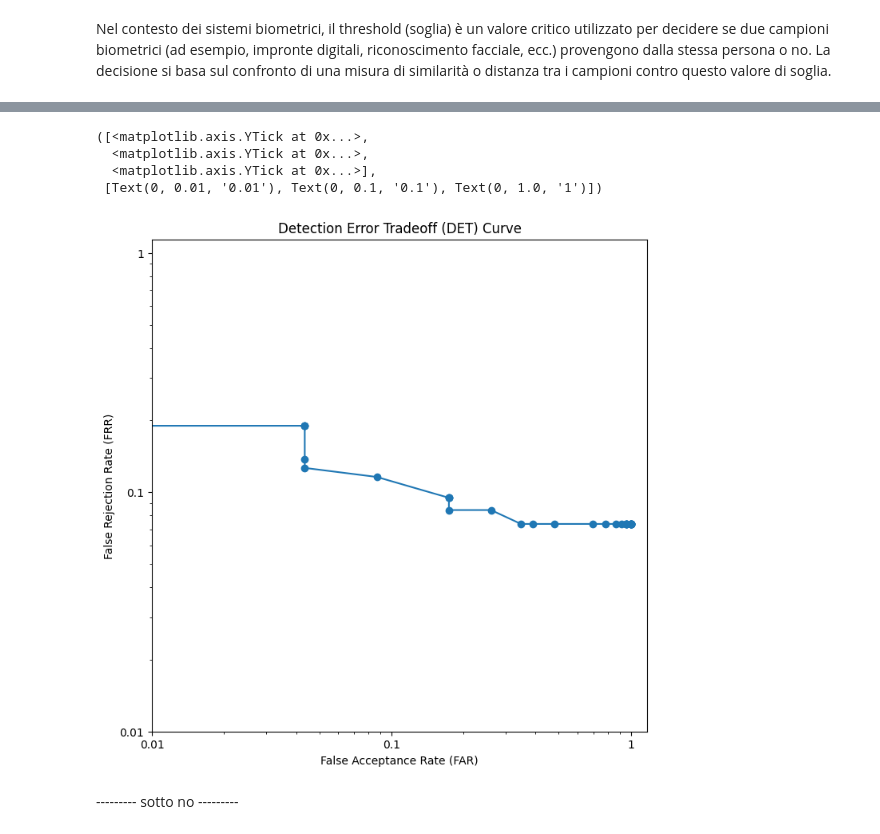
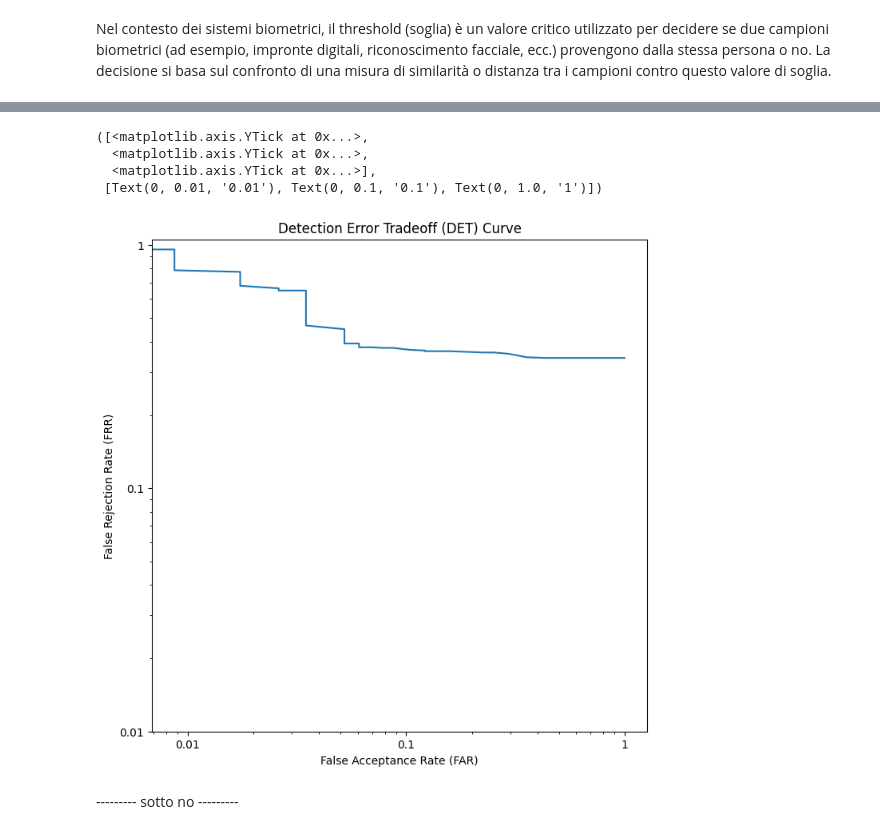
Before and after one commit to jngelena/BiometricSystem, a Jupyter notebook: eval_lfw.ipynb, the cells around one changed output, grey strips where cells are left out. Cells and saved outputs as stored; diff of their text form; code cells hidden in the pictures.

```diff
--- a/eval_lfw.ipynb
+++ b/eval_lfw.ipynb
@@ -180,5 +191,5 @@ working on the row  59
 # %%
-df_distanze = pd.DataFrame(distances, index=probes[:len(distances)], columns=gallery)
+df_distanze = pd.DataFrame(distances, index=probes[360:420], columns=gallery)
 # %%
 df_distanze.head()
 # %% [output]
@@ -200,5 +221,5 @@ df_distanze.to_csv('distance_matrix.csv')
 # %% [markdown]
 Nel contesto dei sistemi biometrici, il threshold (soglia) è un valore critico utilizzato per decidere se due campioni biometrici (ad esempio, impronte digitali, riconoscimento facciale, ecc.) provengono dalla stessa persona o no. La decisione si basa sul confronto di una misura di similarità o distanza tra i campioni contro questo valore di soglia.
 # %%
-df_distanze = pd.read_csv('distance_matrix.csv', index_col=0)
+df_matrix = pd.read_csv('distance_matrix.csv', index_col=0)
 # %%
@@ -274,12 +293,12 @@ def all_against_all(df_distanze):
     thresholds.sort()
 
     total_genuine_attempts = df_distanze.shape[1]
-    total_impostor_attempts = (final_df1['Label'] == 'Impostor').sum()
+    total_impostor_attempts = (final_df['Label'] == 'Impostor').sum()
 
     evaluation_metrics = {
-        "number_of_subjects": len(set(final_df1['Person'].tolist())),
+        "number_of_subjects": len(set(final_df['Person'].tolist())),
         "number_of_impostors": total_impostor_attempts,
-        "number_of_subjects_in_gallery": (final_df1['Label'] == 'Genuine').sum(),
+        "number_of_subjects_in_gallery": (final_df['Label'] == 'Genuine').sum(),
         "total_number_of_gallery_samples": df_distanze.shape[1],
         "total_number_of_probe_samples": df_distanze.shape[0],
         "total_genuine_attempts": total_genuine_attempts,
@@ -303,7 +322,7 @@ def all_against_all(df_distanze):
             sorted_indices = np.argsort(distances)  # Indices of gallery sorted by distance
 
             #print(distances, sorted_indices)
-            impostor = is_impostor(final_df1, df_distanze.index[probe_index])
+            impostor = is_impostor(final_df, df_distanze.index[probe_index])
             if not impostor:
                 # is genuine
                 # print(df_distanze.index[probe_index],distances, sorted_indices)
@@ -361,7 +380,7 @@ def all_against_all(df_distanze):
 
     return evaluation_metrics
 # %%
-evaluation_metrics = all_against_all(df_distanze)
+evaluation_metrics = all_against_all(df_matrix)
 # %%
 far_values = [metrics[list(metrics.keys())[0]]['FAR'] for metrics in evaluation_metrics['thresholds']]
 thresholds = [list(metrics.keys())[0] for metrics in evaluation_metrics['thresholds']]
@@ -426,20 +444,20 @@ from scipy.stats import norm
 # %%
 # Plotting the DET curve
 plt.figure(figsize=(8, 8))
-plt.plot(far_values, frr_values, marker='o', linestyle='-')
+plt.plot(far_values, frr_values,  linestyle='-')
 plt.title('Detection Error Tradeoff (DET) Curve')
 plt.xlabel('False Acceptance Rate (FAR)')
 plt.ylabel('False Rejection Rate (FRR)')
 plt.xscale('log')  # Optionally use logarithmic scale for better visualization
 plt.yscale('log')  # Optionally use logarithmic scale for better visualization
-#plt.xticks([0.01, 0.1, 1], ['0.01', '0.1', '1'])
-#plt.yticks([0.01, 0.1, 1], ['0.01', '0.1', '1'])
+plt.xticks([0.01, 0.1, 1], ['0.01', '0.1', '1'])
+plt.yticks([0.01, 0.1, 1], ['0.01', '0.1', '1'])
 # %% [output]
 ([<matplotlib.axis.YTick at 0x...>,
   <matplotlib.axis.YTick at 0x...>,
   <matplotlib.axis.YTick at 0x...>],
  [Text(0, 0.01, '0.01'), Text(0, 0.1, '0.1'), Text(0, 1.0, '1')])
-[figure, old version]
+[figure, new version]
 # %% [markdown]
 --------- sotto no ---------
 # %%
```
Also changed, not shown: parts of 22 cells of this notebook, 1 other file.
